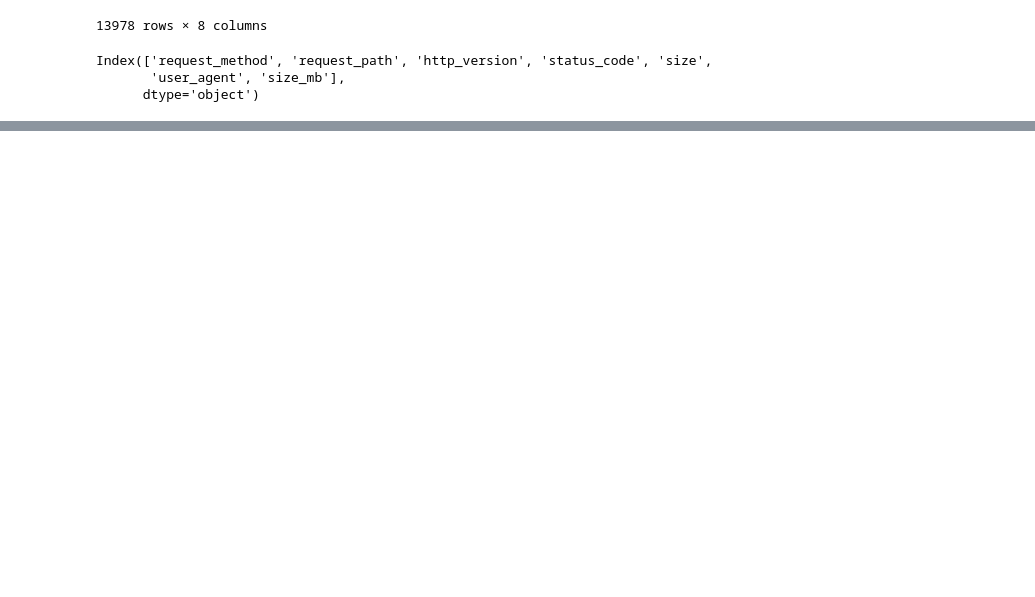
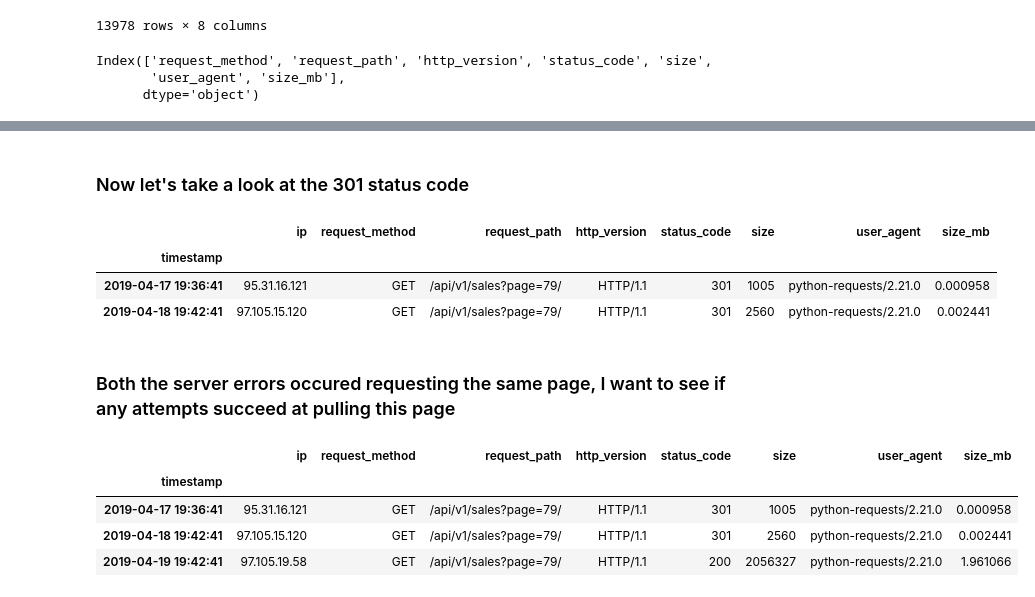
Before and after one commit to Jay-Almendarez/anomaly-detection-exercises, a Jupyter notebook: discrete_anomaly_detection.ipynb, the cells around one changed output, grey strips where cells are left out. Saved outputs shown, nothing was run; the diff lists cells and outputs as text; code cells hidden in the pictures; blank space fills up the shorter version.

```diff
--- a/discrete_anomaly_detection.ipynb
+++ b/discrete_anomaly_detection.ipynb
@@ -199,0 +286,19 @@ ip_df.head()
+# %% [markdown]
+### Now let's take a look at the 301 status code
+# %%
+df[df['status_code'] == '301']
+# %% [output]
+|  | ip | request_method | request_path | http_version | status_code | size | user_agent | size_mb |
+| timestamp |  |  |  |  |  |  |  |  |
+| 2019-04-17 19:36:41 | 95.31.16.121 | GET | /api/v1/sales?page=79/ | HTTP/1.1 | 301 | 1005 | python-requests/2.21.0 | 0.000958 |
+| 2019-04-18 19:42:41 | 97.105.15.120 | GET | /api/v1/sales?page=79/ | HTTP/1.1 | 301 | 2560 | python-requests/2.21.0 | 0.002441 |
+# %% [markdown]
+### Both the server errors occured requesting the same page, I want to see if any attempts succeed at pulling this page
+# %%
+df[df.request_path == '/api/v1/sales?page=79/']
+# %% [output]
+|  | ip | request_method | request_path | http_version | status_code | size | user_agent | size_mb |
+| timestamp |  |  |  |  |  |  |  |  |
+| 2019-04-17 19:36:41 | 95.31.16.121 | GET | /api/v1/sales?page=79/ | HTTP/1.1 | 301 | 1005 | python-requests/2.21.0 | 0.000958 |
+| 2019-04-18 19:42:41 | 97.105.15.120 | GET | /api/v1/sales?page=79/ | HTTP/1.1 | 301 | 2560 | python-requests/2.21.0 | 0.002441 |
+| 2019-04-19 19:42:41 | 97.105.19.58 | GET | /api/v1/sales?page=79/ | HTTP/1.1 | 200 | 2056327 | python-requests/2.21.0 | 1.961066 |
```
Also changed, not shown: parts of 27 cells of this notebook.
